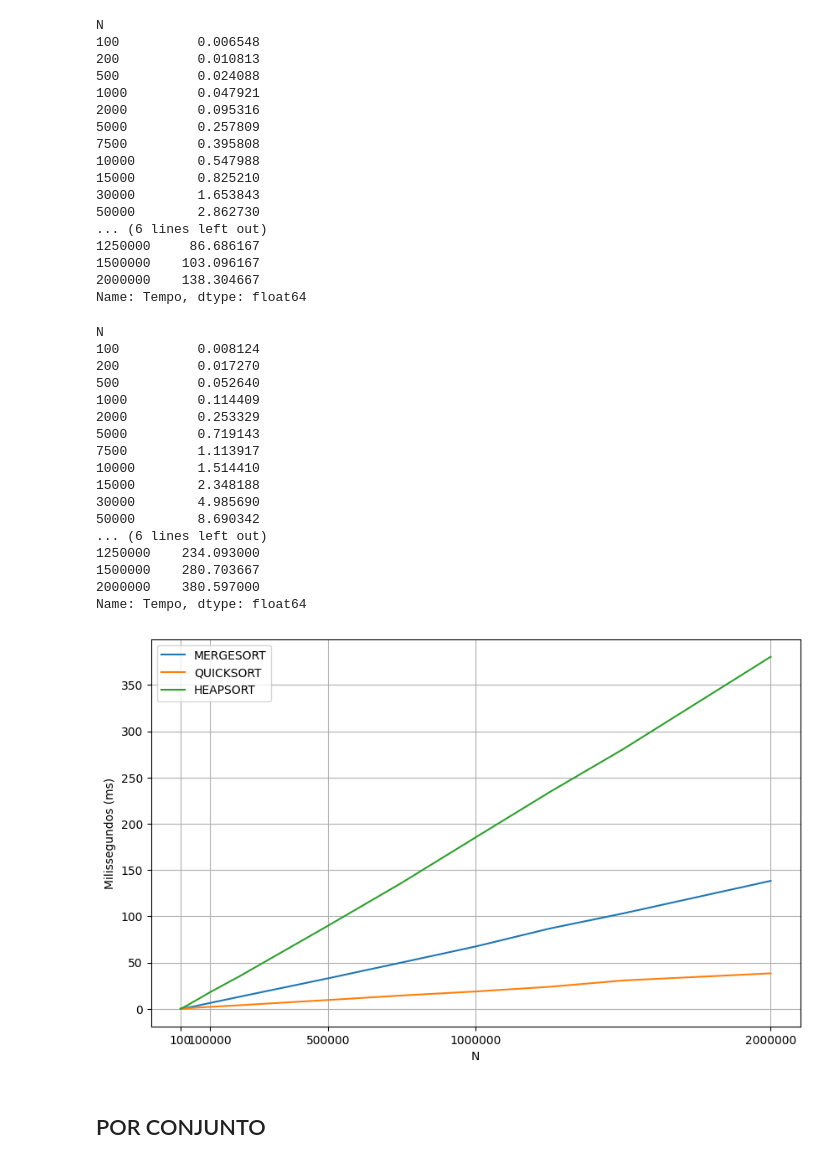
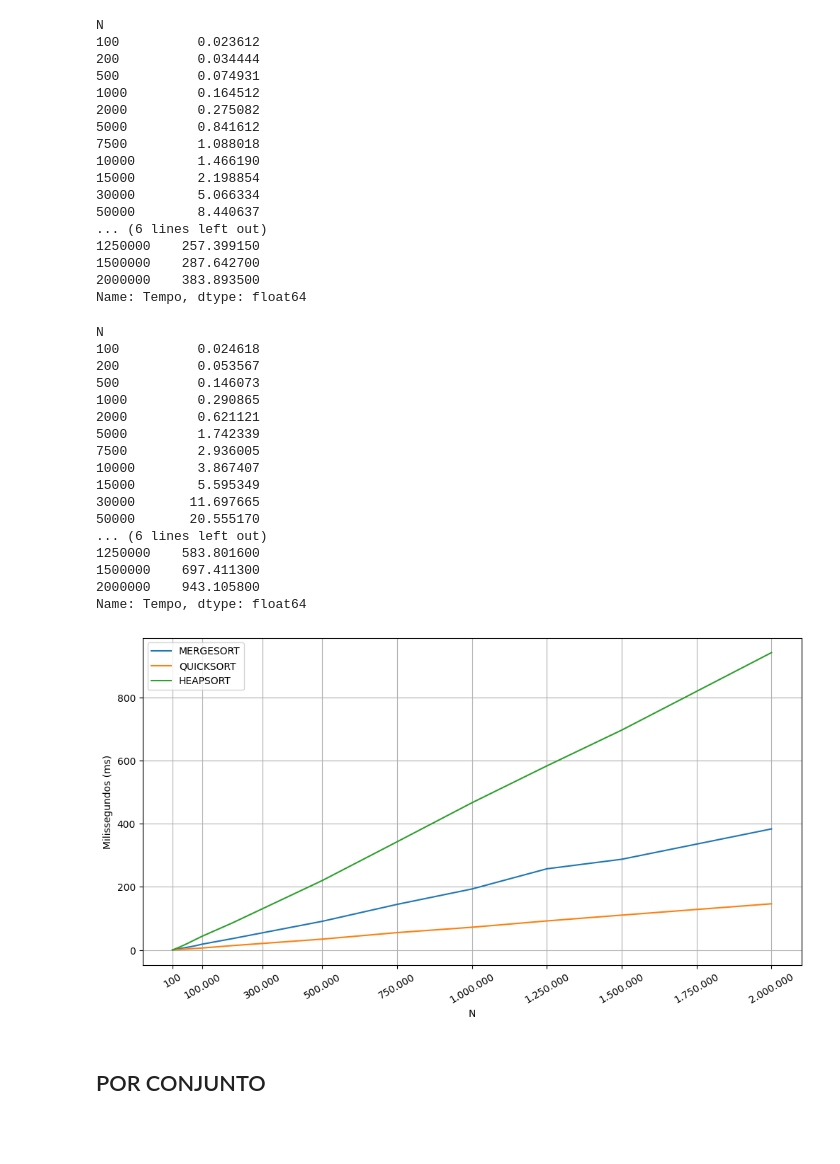
Before and after one commit to brunomaion/PAA1-ONlogN, a Jupyter notebook: analise.ipynb, the cells around one changed output. Saved outputs shown, nothing was run; the diff lists cells and outputs as text; code cells hidden in the pictures; blank space fills up the shorter version.

```diff
--- a/analise.ipynb
+++ b/analise.ipynb
@@ -96,11 +96,11 @@ dfHeapAleatorio_grouped = dfHeapAleatorio.groupby('N')['Tempo'].mean()
 
 
 
-xticks_values = [100, 100000, 500000, 1000000, 2000000]
-xticks_labels = ['100', '100000', '500000', '1000000', '2000000']
+xticks_values = [100, 100000,300000, 500000,750000, 1000000,1250000,1500000,1750000, 2000000]
+xticks_labels = ['100','100.000','300.000', '500.000','750.000','1.000.000', '1.250.000','1.500.000','1.750.000', '2.000.000']
 
 # Plotando o gráfico
-plt.figure(figsize=(10, 6))
+plt.figure(figsize=(12, 6))
 plt.plot(dfMergeAleatorio_grouped.index, dfMergeAleatorio_grouped.values, label='MERGESORT')
 plt.plot(dfQuickAleatorio_grouped.index, dfQuickAleatorio_grouped.values, label='QUICKSORT')
 plt.plot(dfHeapAleatorio_grouped.index, dfHeapAleatorio_grouped.values, label='HEAPSORT')
@@ -111,10 +111,10 @@ plt.ylabel('Milissegundos (ms)')
 plt.legend()
 plt.grid(True)
 
+plt.xticks(xticks_values, xticks_labels, rotation=30)
 
-
-dire = 'imagens/' + 'Aleatorio'
-plt.savefig(dire)
+dire = 'imagens/' + 'Aleatorio' + '.pdf'
+plt.savefig(dire, dpi = 400, bbox_inches='tight')
 
 plt.show()
 # %% [output]
@@ -208,66 +208,66 @@ dfMergeOrdenado_grouped = dfMergeOrdenado.groupby('N')['Tempo'].mean()
 dfQuickOrdenado_grouped = dfQuickOrdenado.groupby('N')['Tempo'].mean()
 dfHeapOrdenado_grouped = dfHeapOrdenado.groupby('N')['Tempo'].mean()
 
 display(dfMergeOrdenado_grouped)
 display(dfHeapOrdenado_grouped)
 
 
 
 # Plotando o gráfico
-plt.figure(figsize=(10, 6))
+plt.figure(figsize=(12, 6))
 plt.plot(dfMergeOrdenado_grouped.index, dfMergeOrdenado_grouped.values, label='MERGESORT')
 plt.plot(dfQuickOrdenado_grouped.index, dfQuickOrdenado_grouped.values, label='QUICKSORT')
 plt.plot(dfHeapOrdenado_grouped.index, dfHeapOrdenado_grouped.values, label='HEAPSORT')
 plt.xlabel('N')
 plt.ylabel('Milissegundos (ms)')
 #plt.title('Tempo de execução por método de ordenação (Ordenado)')
 plt.legend()
 plt.grid(True)
 
 # Definindo os xticks a cada 25% do intervalo de N e com os labels de acordo com o índice
-plt.xticks(xticks_values, xticks_labels)
+plt.xticks(xticks_values, xticks_labels, rotation=30)
 
-dire = 'imagens/' + 'Ordenado'
-plt.savefig(dire)
+dire = 'imagens/' + 'Ordenado'  + '.pdf'
+plt.savefig(dire, dpi = 400, bbox_inches='tight')
 
 
 plt.show()
 # %% [output]
 N
-100          0.006548
-200          0.010813
-500          0.024088
-1000         0.047921
-2000         0.095316
-5000         0.257809
-7500         0.395808
-10000        0.547988
-15000        0.825210
-30000        1.653843
-50000        2.862730
+100          0.023612
+200          0.034444
+500          0.074931
+1000         0.164512
+2000         0.275082
+5000         0.841612
+7500         1.088018
+10000        1.466190
+15000        2.198854
+30000        5.066334
+50000        8.440637
 ... (6 lines left out)
-1250000     86.686167
-1500000    103.096167
-2000000    138.304667
+1250000    257.399150
+1500000    287.642700
+2000000    383.893500
 Name: Tempo, dtype: float64
 N
-100          0.008124
-200          0.017270
-500          0.052640
-1000         0.114409
-2000         0.253329
-5000         0.719143
-7500         1.113917
-10000        1.514410
-15000        2.348188
-30000        4.985690
-50000        8.690342
+100          0.024618
+200          0.053567
+500          0.146073
+1000         0.290865
+2000         0.621121
+5000         1.742339
+7500         2.936005
+10000        3.867407
+15000        5.595349
+30000       11.697665
+50000       20.555170
 ... (6 lines left out)
-1250000    234.093000
-1500000    280.703667
-2000000    380.597000
+1250000    583.801600
+1500000    697.411300
+2000000    943.105800
 Name: Tempo, dtype: float64
-[figure, old version]
+[figure, new version]
 # %% [markdown]
 ## POR CONJUNTO
 # %%
```
Also changed, not shown: parts of 11 cells of this notebook, 34 other files.
